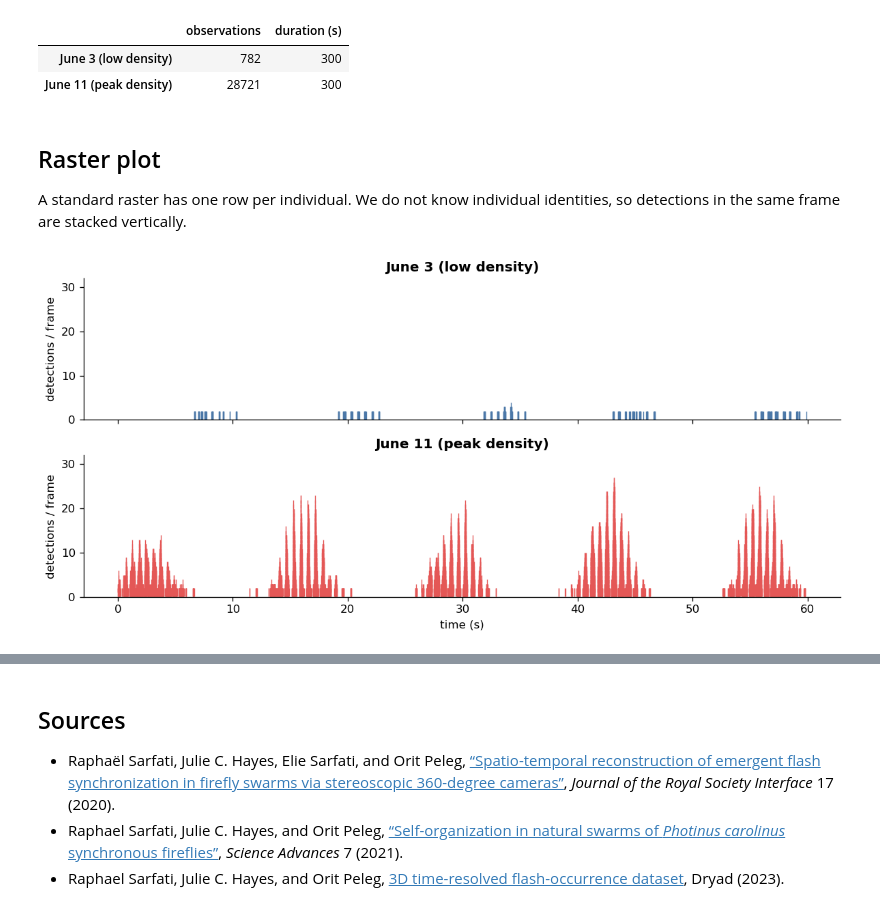
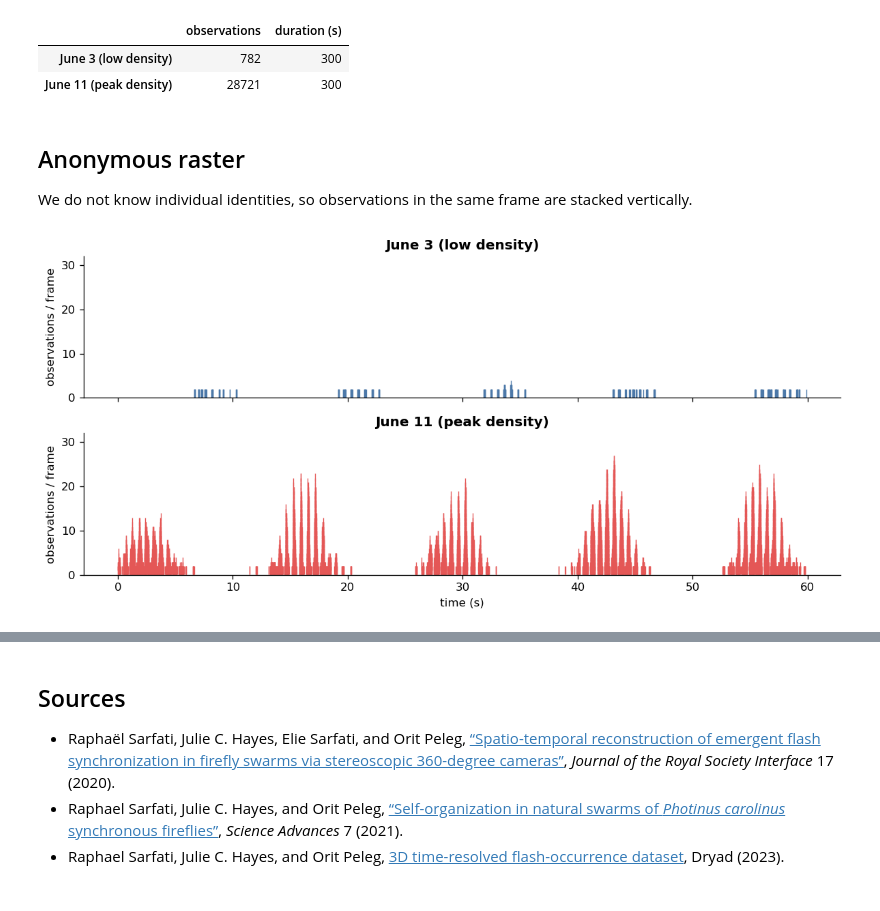
Before and after one commit to shaevitz/567-Crowd-Control, a Jupyter notebook: lectures/lecture-02-firefly-synchronization.ipynb, the cells around one changed output, grey strips where cells are left out. Cells and saved outputs as stored; diff of their text form; code cells hidden in the pictures.

```diff
--- a/lectures/lecture-02-firefly-synchronization.ipynb
+++ b/lectures/lecture-02-firefly-synchronization.ipynb
@@ -289,35 +285,35 @@ pd.DataFrame({
 | June 3 (low density) | 782 | 300 |
 | June 11 (peak density) | 28721 | 300 |
 # %% [markdown]
-## Raster plot
+## Anonymous raster
 
-A standard raster has one row per individual. We do not know individual identities, so detections in the same frame are stacked vertically.
+We do not know individual identities, so observations in the same frame are stacked vertically.
 # %%
 RASTER_START_S = {"June 3": 14, "June 11": 231}
 RASTER_DURATION_S = 60
 
 fig, axes = plt.subplots(2, 1, figsize=(10, 4.8), sharex=True, sharey=True)
 
 for ax, (night, observations) in zip(axes, fireflies.items()):
     start = RASTER_START_S[night]
     view = observations.query("@start <= time_s < @start + @RASTER_DURATION_S").copy()
     view["within_frame_rank"] = view.groupby("frame").cumcount() + 1
 
     ax.scatter(
         view["time_s"] - start,
         view["within_frame_rank"],
         marker="|",
         s=45,
         linewidths=0.8,
         color=COLORS[night],
     )
     ax.set_title(NIGHT_LABELS[night])
-    ax.set_ylabel("detections / frame")
+    ax.set_ylabel("observations / frame")
     ax.set_ylim(0, 32)
 
 axes[-1].set_xlabel("time (s)")
 fig.tight_layout()
 plt.show()
 # %% [output]
-[figure, old version]
+[figure, new version]
 # %% [markdown]
```
Also changed, not shown: parts of 28 cells of this notebook, 5 other files.
